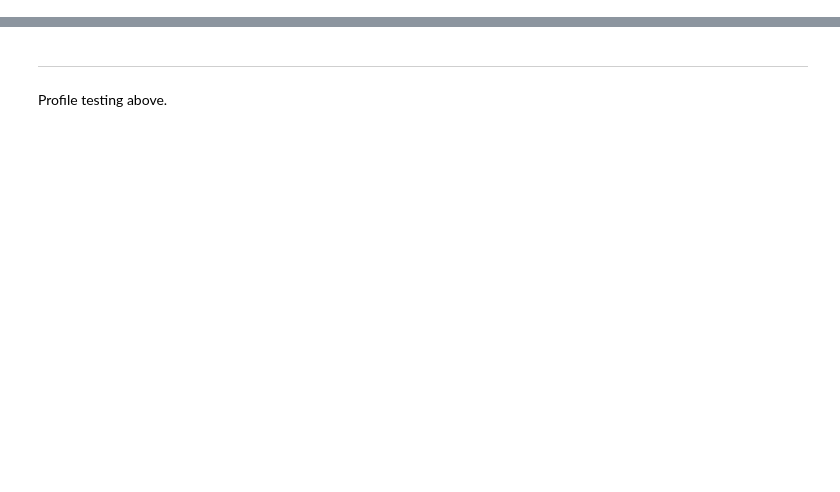
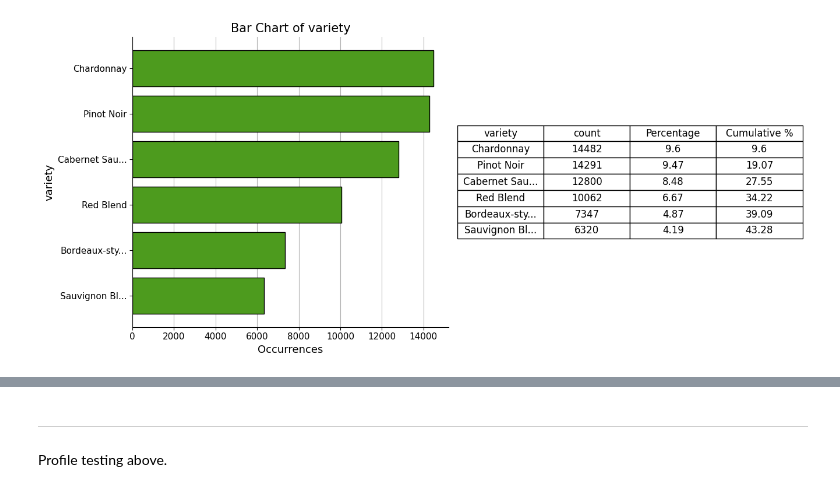
Before and after one commit to Riley25/DataNova, a Jupyter notebook: src/datanova/test.ipynb, the cells around one changed output, grey strips where cells are left out. Drawn from its saved outputs; the diff is of its cells as text; code cells hidden in the pictures; blank space fills up the shorter version.

```diff
--- a/src/datanova/test.ipynb
+++ b/src/datanova/test.ipynb
@@ -6,5 +6,9 @@ from typing import Optional, Sequence, Union
 pd.set_option('display.max_columns', None)
 
 from core import *
+# %%
+df = load_data(r'D:\Documents\Python\CREATE_DATA\winemag-data_first150k.xlsx')
+v = 'price'
+v2 ='variety'
 # %%
-df = load_data(r'D:\Documents\Python\CREATE_DATA\airline_names.xlsx')
+profile(df)
@@ -53,0 +38,4 @@ ROW TOTAL = 150,930 COLUMNS = 10
+# %%
+bar(df,v2)
+# %% [output]
+[figure, added]
```
Also changed, not shown: parts of 13 cells of this notebook, 1 other file.
